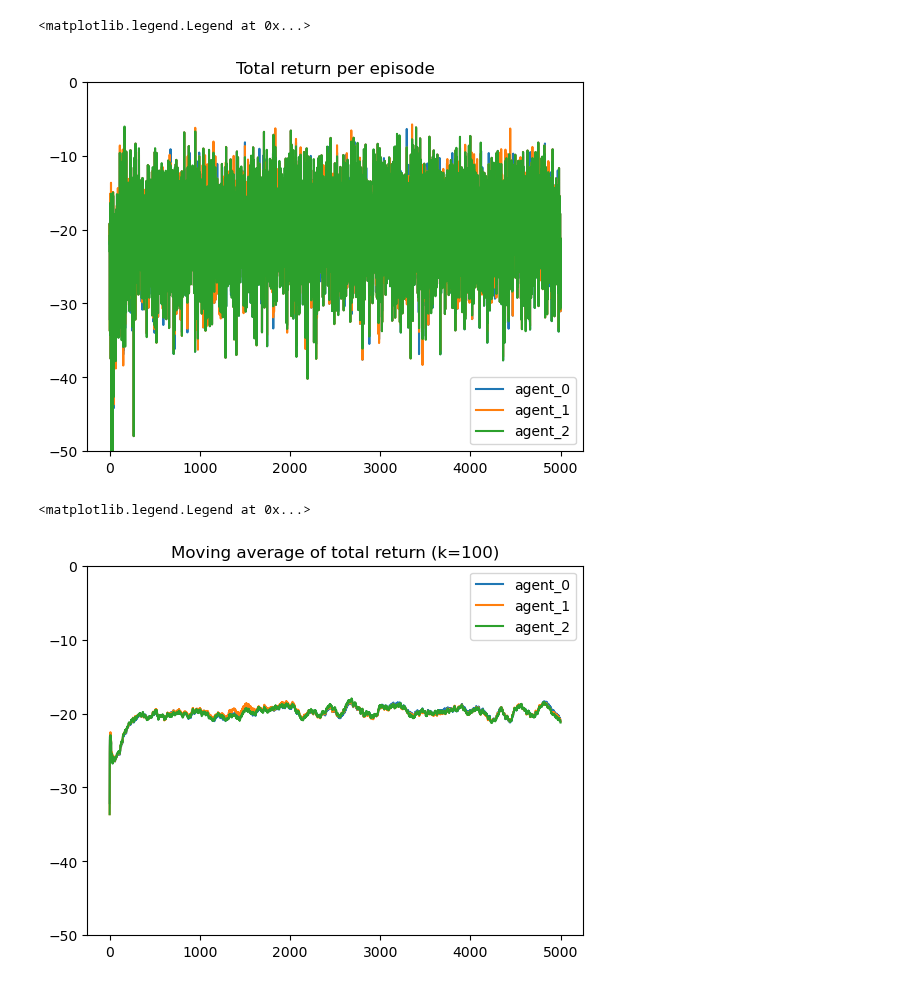
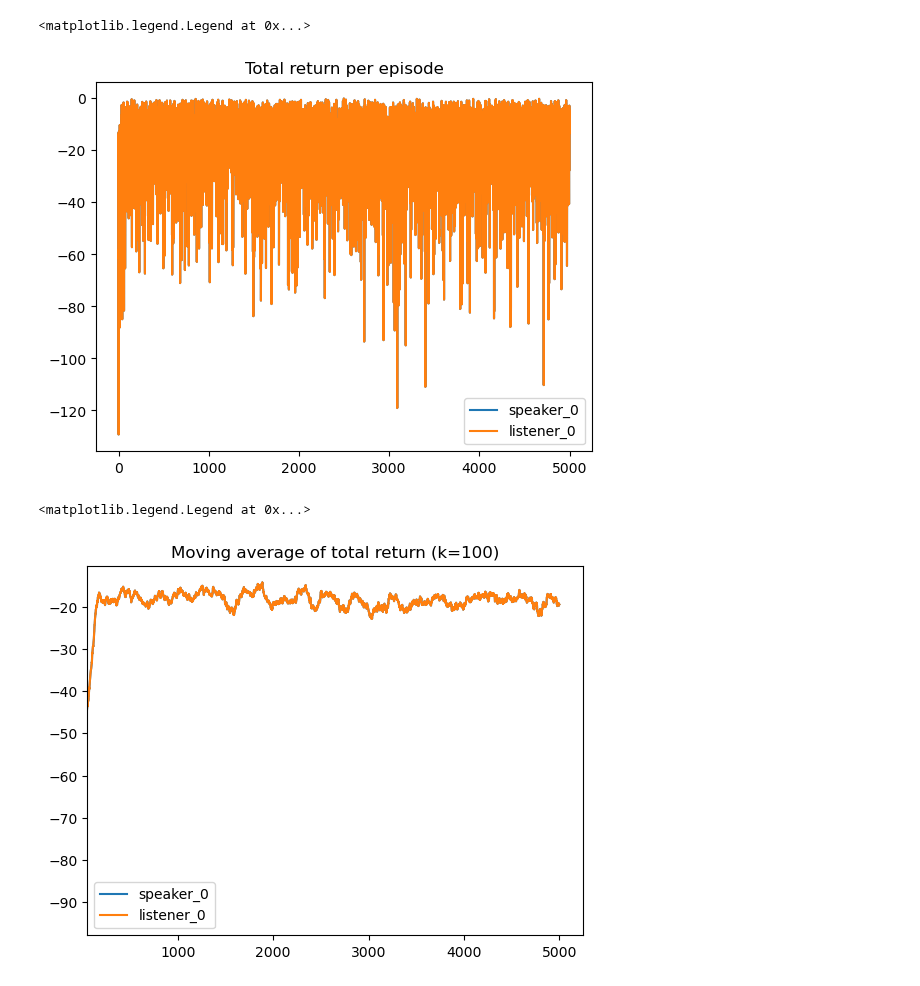
Before and after one commit to jimtoledo/reinforcement-learning, a Jupyter notebook: notebooks/independent_marl.ipynb, the cells around one changed output. Cells and saved outputs as stored; diff of their text form; code cells hidden in the pictures.

Commit message:
testing on speaker listener and reference MPEs

```diff
--- a/notebooks/independent_marl.ipynb
+++ b/notebooks/independent_marl.ipynb
@@ -16,26 +16,27 @@ os.chdir('..')
 import pickle
 from scripts.iql import FCDuelingQ
 res = {}
-with open('testfiles/iql_spread.results', 'rb') as file:
+with open('testfiles/iql_speakerlistener2.results', 'rb') as file:
     res = pickle.load(file)
 # %%
 episode_returns = res['episode_returns']
 for agent, returns in episode_returns.items():
     plt.plot(range(len(returns)), returns, label=f'{agent}')
 plt.title('Total return per episode')
-plt.ylim(bottom=-50, top=0)
+#plt.ylim(bottom=-50, top=0)
 plt.legend()
 # %% [output]
 <matplotlib.legend.Legend at 0x...>
-[figure, old version]
+[figure, new version]
 # %%
 episode_returns = res['episode_returns']
 for agent, returns in episode_returns.items():
     plt.plot(range(len(returns)), [np.mean(returns[max(0,x-100):x+1]) for x in range(len(returns))], label=f'{agent}')
 plt.title('Moving average of total return (k=100)')
-plt.ylim(bottom=-50, top=0)
+#plt.ylim(bottom=-50, top=0)
+plt.xlim(left=50)
 plt.legend()
 # %% [output]
 <matplotlib.legend.Legend at 0x...>
-[figure, old version]
+[figure, new version]
 # %%
```
Also changed, not shown: parts of 3 cells of this notebook, 6 other files.
